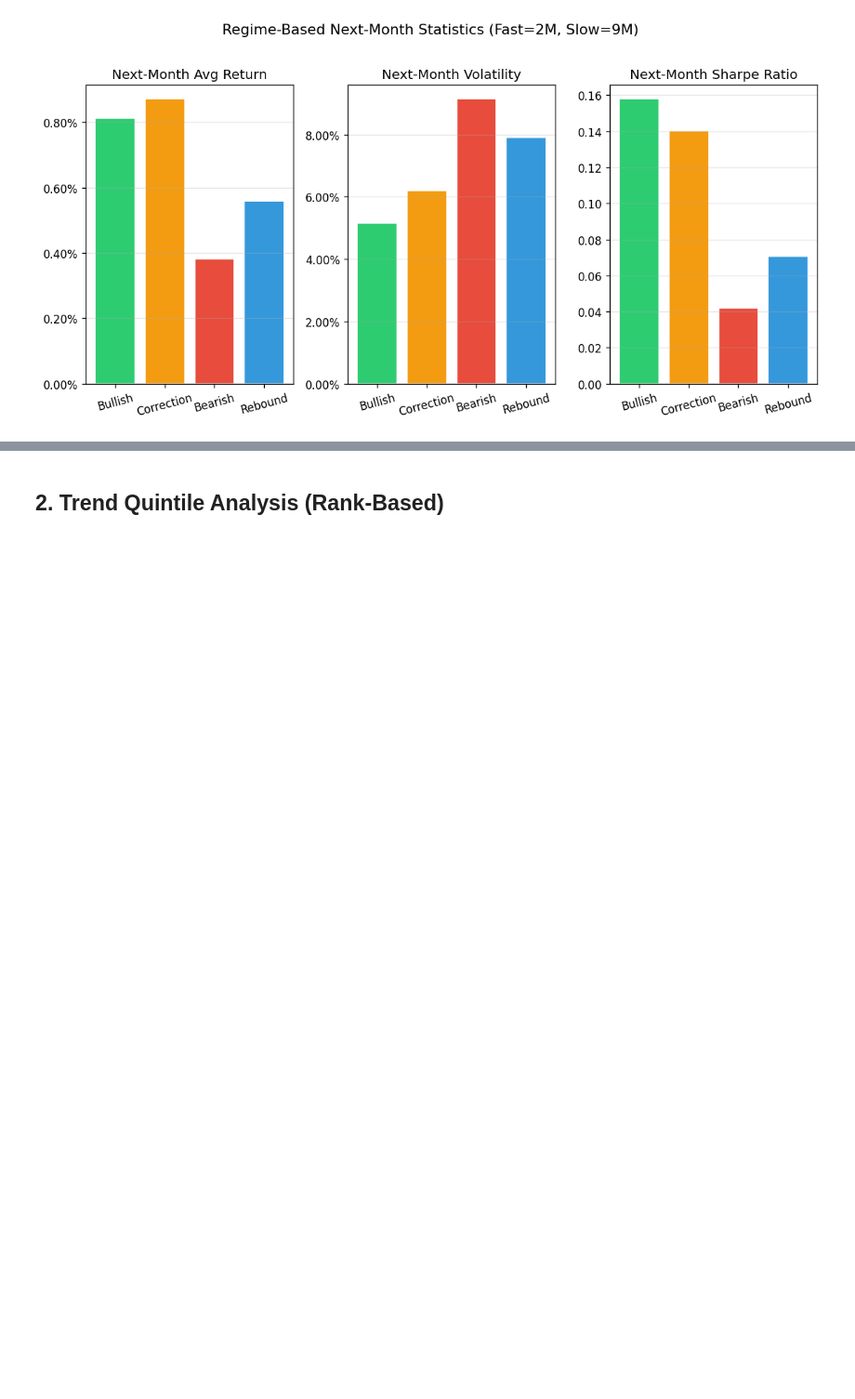
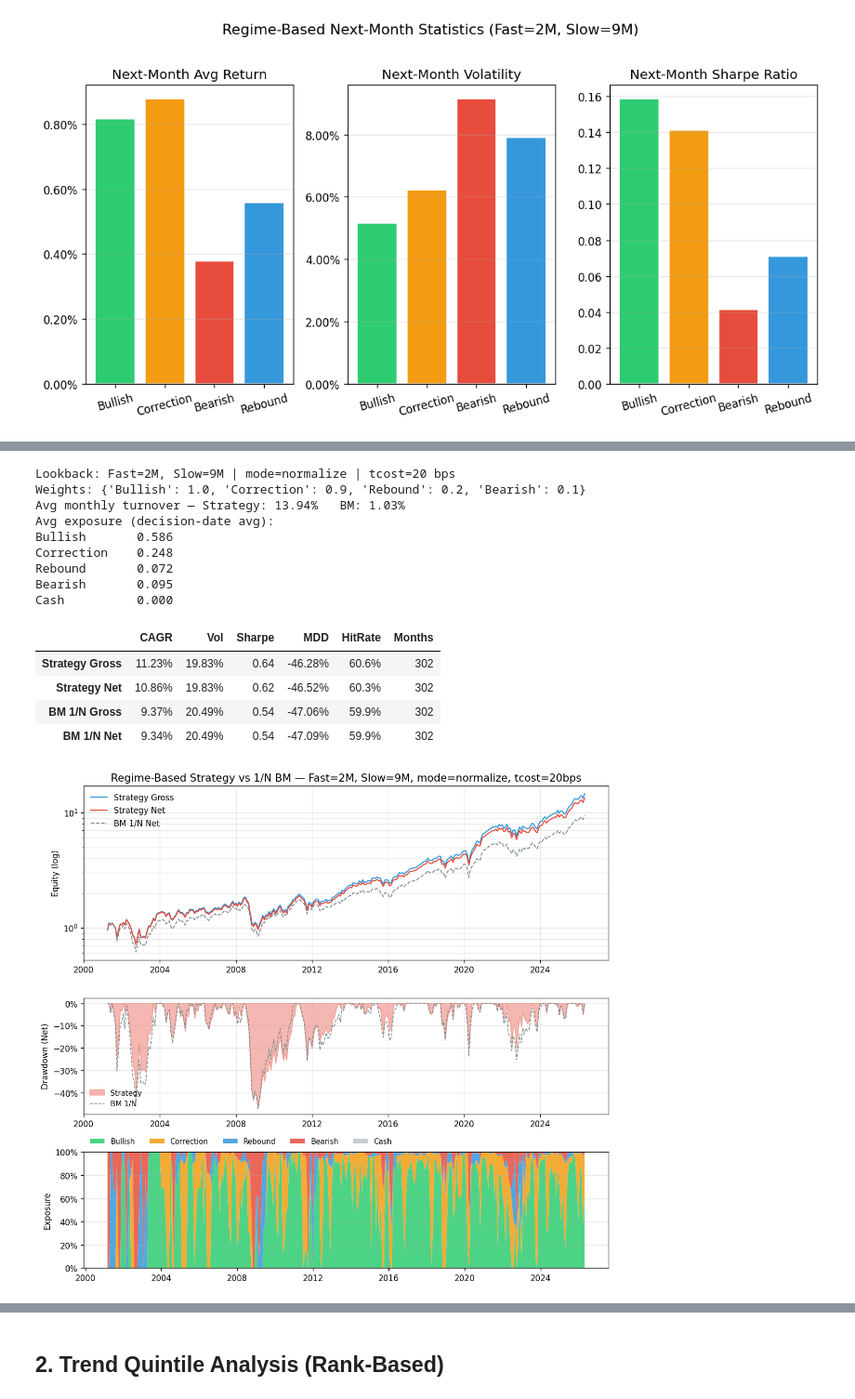
Before and after one commit to mlbhl/trend-quadrant, a Jupyter notebook: visualize.ipynb, the cells around one changed output, grey strips where cells are left out. Shown at 93% size. Cells and saved outputs as stored; diff of their text form; code cells hidden in the pictures; blank space fills up the shorter version.

```diff
--- a/visualize.ipynb
+++ b/visualize.ipynb
@@ -139,0 +150,64 @@ plt.show()
+# %%
+# ---- Strategy config ----
+regime_weights_map = {
+    "Bullish":    1.0,
+    "Correction": 0.9,
+    "Rebound":    0.2,
+    "Bearish":    0.1,
+}
+strategy_mode = "normalize"   # "per_asset" or "normalize"
+tcost_bps = 20.0              # round-trip basis points
+
+bt = regime_weighted_backtest(
+    monthly_ret_multi, regimes,
+    regime_weights=regime_weights_map,
+    tcost_bps=tcost_bps,
+    mode=strategy_mode,
+)
+
+# Benchmark: equal-weight 1/N over live universe (same tcost)
+bm = equal_weight_backtest(monthly_ret_multi, regimes, tcost_bps=tcost_bps)
+
+summary = pd.DataFrame({
+    "Strategy Gross": summarize_strategy(bt["gross_returns"]),
+    "Strategy Net":   summarize_strategy(bt["net_returns"]),
+    "BM 1/N Gross":   summarize_strategy(bm["gross_returns"]),
+    "BM 1/N Net":     summarize_strategy(bm["net_returns"]),
+}).T
+
+avg_to = bt["turnover"].mean()
+bm_to = bm["turnover"].mean()
+avg_exposure = bt["regime_exposure"].mean()
+print(f"Lookback: Fast={fast_months}M, Slow={slow_months}M | mode={strategy_mode} | tcost={tcost_bps:.0f} bps")
+print(f"Weights: {regime_weights_map}")
+print(f"Avg monthly turnover — Strategy: {avg_to*100:.2f}%   BM: {bm_to*100:.2f}%")
+print(f"Avg exposure (decision-date avg):")
+print(avg_exposure.round(3).to_string())
+display(summary.style.format({
+    "CAGR": "{:.2%}", "Vol": "{:.2%}", "Sharpe": "{:.2f}",
+    "MDD": "{:.2%}", "HitRate": "{:.1%}", "Months": "{:.0f}"
+}))
+
+plot_strategy_backtest(
+    bt,
+    title=f"Regime-Based Strategy vs 1/N BM — Fast={fast_months}M, Slow={slow_months}M, mode={strategy_mode}, tcost={tcost_bps:.0f}bps",
+    benchmark=bm,
+    benchmark_label="BM 1/N",
+)
+plt.show()
+# %% [output]
+Lookback: Fast=2M, Slow=9M | mode=normalize | tcost=20 bps
+Weights: {'Bullish': 1.0, 'Correction': 0.9, 'Rebound': 0.2, 'Bearish': 0.1}
+Avg monthly turnover — Strategy: 13.94%   BM: 1.03%
+Avg exposure (decision-date avg):
+Bullish       0.586
+Correction    0.248
+Rebound       0.072
+Bearish       0.095
+Cash          0.000
+|  | CAGR | Vol | Sharpe | MDD | HitRate | Months |
+| Strategy Gross | 11.23% | 19.83% | 0.64 | -46.28% | 60.6% | 302 |
+| Strategy Net | 10.86% | 19.83% | 0.62 | -46.52% | 60.3% | 302 |
+| BM 1/N Gross | 9.37% | 20.49% | 0.54 | -47.06% | 59.9% | 302 |
+| BM 1/N Net | 9.34% | 20.49% | 0.54 | -47.09% | 59.9% | 302 |
+[figure, added]
```
Also changed, not shown: parts of 7 cells of this notebook, 1 other file.
